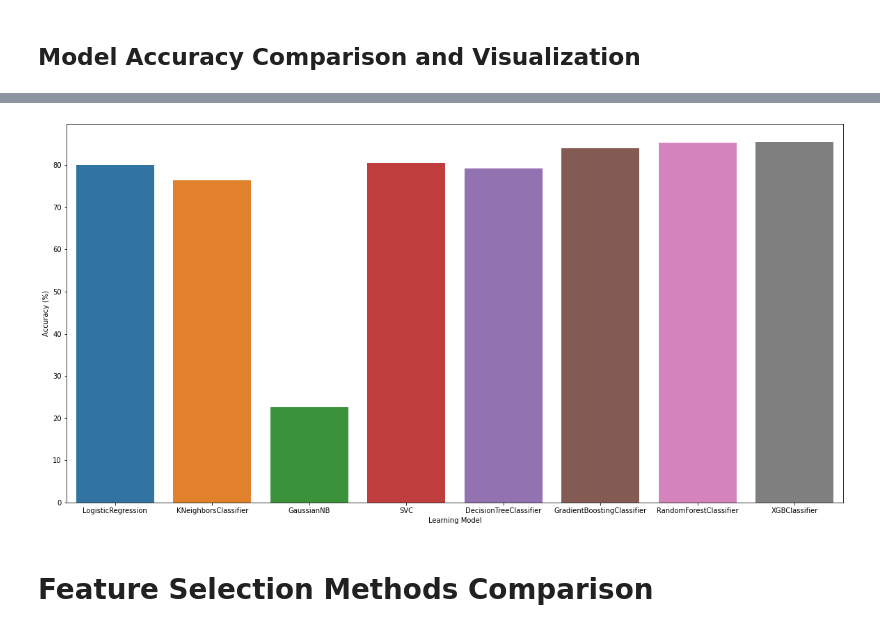
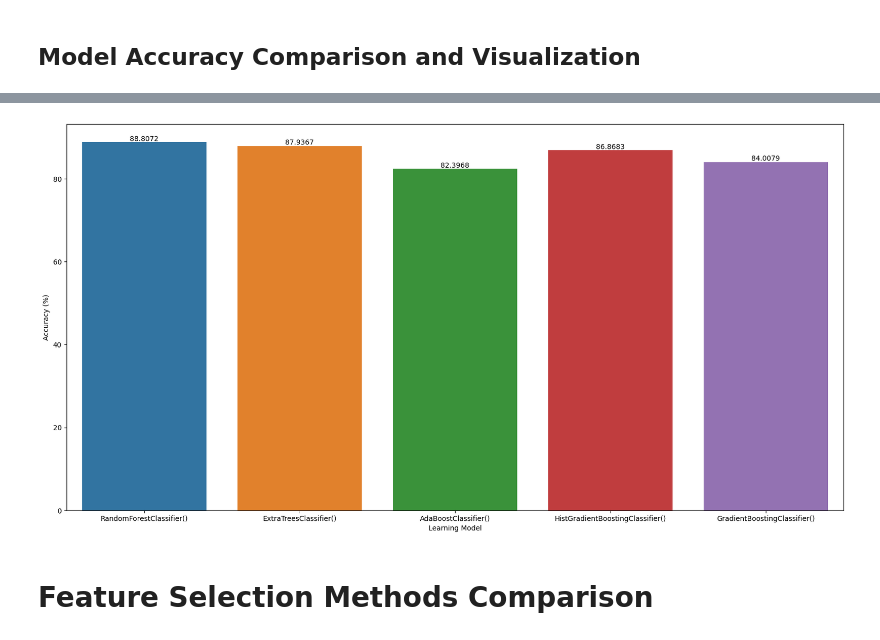
Before and after one commit to ajaivasudeve/jupyter_notebooks, a Jupyter notebook: hotel_booking/hotel_booking.ipynb, the cells around one changed output, grey strips where cells are left out. Saved outputs shown, nothing was run; the diff lists cells and outputs as text; code cells hidden in the pictures.

```diff
--- a/hotel_booking/hotel_booking.ipynb
+++ b/hotel_booking/hotel_booking.ipynb
@@ -317,7 +247,0 @@ The gradient boosting accuracy score is:  83.95
-# %%
-from xgboost import XGBClassifier
-
-xgb = XGBClassifier()
-xgb.fit(X_train, Y_train)
-xgb_acc = xgb.score(X_test, Y_test) * 100
-print("The gradient boosting accuracy score is: ", xgb_acc)
@@ -328,7 +247,0 @@ The gradient boosting accuracy score is:  85.5
-# %%
-from sklearn.ensemble import RandomForestClassifier
-
-rf = RandomForestClassifier()
-rf.fit(X_train, Y_train)
-rf_acc = rf.score(X_test, Y_test) * 100
-print("The random forest accuracy score is: ", rf_acc)
@@ -336,0 +250,17 @@ The random forest accuracy score is:  85.3
+# %%
+from sklearn.ensemble import RandomForestClassifier, ExtraTreesClassifier, AdaBoostClassifier, HistGradientBoostingClassifier, GradientBoostingClassifier
+from sklearn.metrics import classification_report
+
+algo_list = [RandomForestClassifier(),
+             ExtraTreesClassifier(),
+             AdaBoostClassifier(),
+             HistGradientBoostingClassifier(),
+             GradientBoostingClassifier()]
+reports = {}
+score_list = []
+for algo in algo_list:
+    model = algo
+    model.fit(X_train, Y_train)
+    Y_pred = model.predict(X_test)
+    score_list.append(model.score(X_test, Y_test) * 100)
+    reports[str(algo)] = classification_report(Y_test, Y_pred)
@@ -337,2 +322,8 @@ The random forest accuracy score is:  85.3
 # %% [markdown]
 ## Model Accuracy Comparison and Visualization
+# %%
+acc_comp = pd.Series(score_list, index=algo_list)
+model_names = [str(algo) for algo in algo_list]
+
+acc_df = pd.DataFrame({'Model': model_names, 'Accuracy': score_list})
+acc_df.sort_values(by='Accuracy', ascending=False)
@@ -339,17 +337,14 @@ The random forest accuracy score is:  85.3
 # %%
-model_list = ['LogisticRegression', 'KNeighborsClassifier', 'GaussianNB', 'SVC', 'DecisionTreeClassifier', 'GradientBoostingClassifier', 'RandomForestClassifier', 'XGBClassifier']
-model_acc = [lgr_acc, knn_acc, nb_acc, svc_acc, dt_acc, gb_acc, rf_acc, xgb_acc]
-acc_comp = pd.Series(model_acc, index=model_list)
-
 import matplotlib.pyplot as plt
 import seaborn as sns
 
 plt.figure(figsize = (20,10))
-comp_barg = sns.barplot(x = acc_comp.index , y= acc_comp.values)
+comp_barg = sns.barplot(x = model_names , y= score_list)
 comp_barg.set(xlabel="Learning Model", ylabel="Accuracy (%)")
+comp_barg.bar_label(comp_barg.containers[0], label_type='edge')
 plt.show()
 # %% [output]
-[figure, old version]
+[figure, new version]
 # %% [markdown]
 # Feature Selection Methods Comparison
 # %% [markdown]
```
Also changed, not shown: parts of 64 cells of this notebook.
